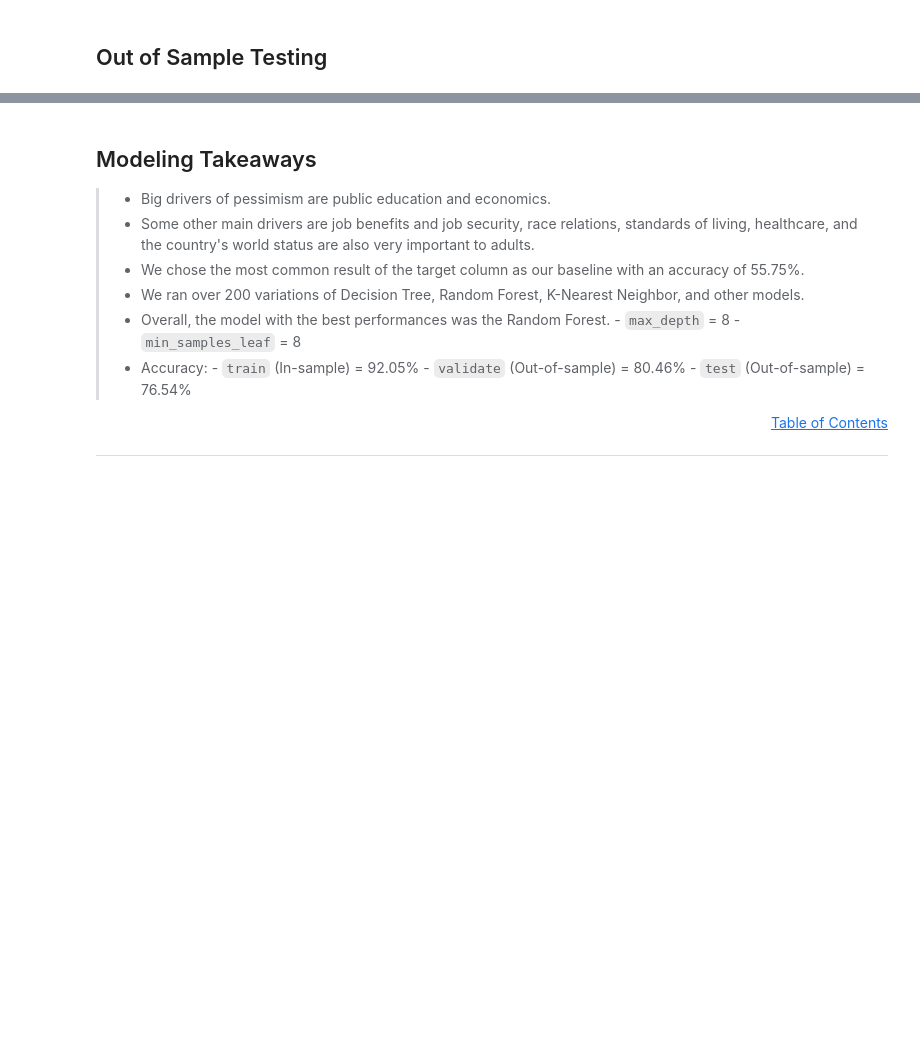
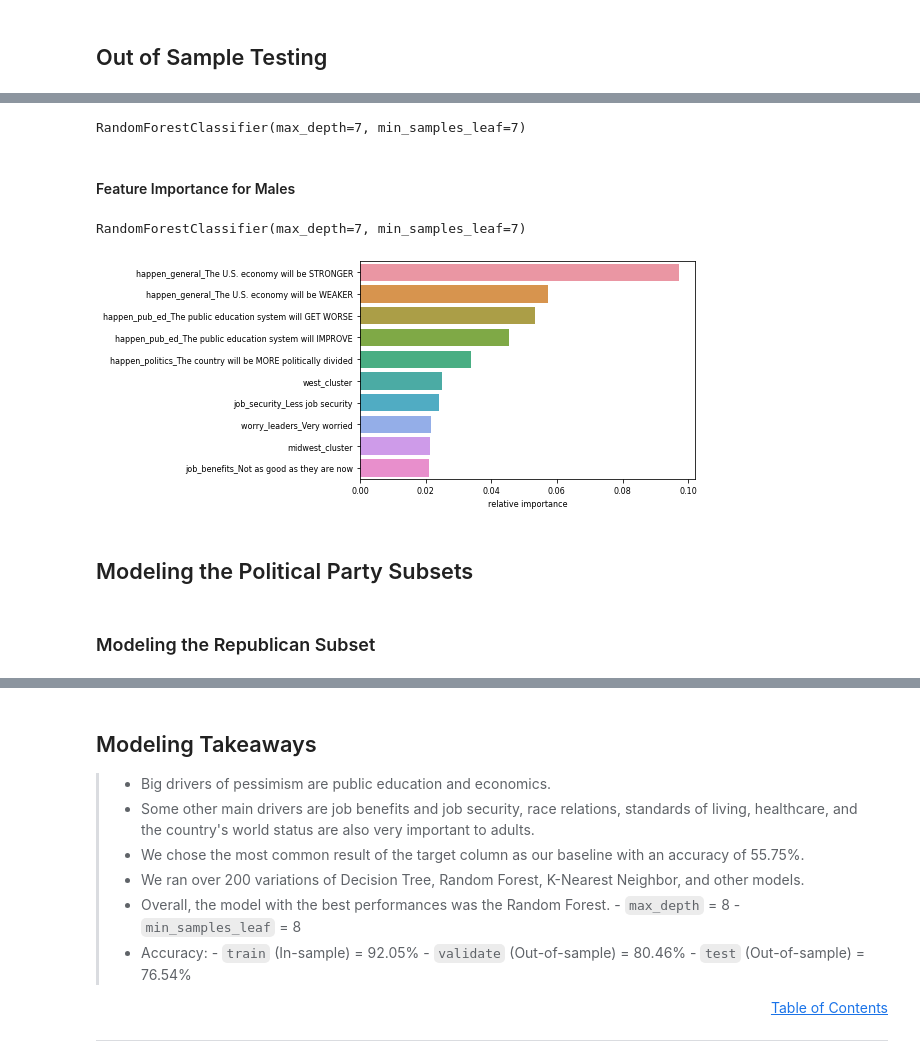
Before and after one commit to american-perspectives-capstone/american-attitudes, a Jupyter notebook: final_notebook.ipynb, the cells around one changed output, grey strips where cells are left out. Saved outputs shown, nothing was run; the diff lists cells and outputs as text; code cells hidden in the pictures; blank space fills up the shorter version.

```diff
--- a/final_notebook.ipynb
+++ b/final_notebook.ipynb
@@ -2331,0 +2451,4 @@ classification_report_test
+# %%
+#Print out best performing models
+score_df = score_df.sort_values(by = "validate_score", ascending = False).reset_index(drop = True)
+score_df.head()
@@ -2331,0 +2462,41 @@ classification_report_test
+# %%
+#Select best performing model
+top_model = score_df.model_name[0]
+
+#Convert forest names to series
+forest_names = pd.Series(forest_name_list)
+
+#Convert forest list to series
+forest_model_list = pd.Series(forest_list)
+
+#Convert forest names and models to DataFrame
+forest_models_df = pd.DataFrame({'name': forest_name_list, 'model': forest_model_list})
+
+#Get best performing model
+best_model = forest_models_df.model[forest_models_df.name == top_model].item()
+# %%
+best_model
+# %% [output]
+RandomForestClassifier(max_depth=7, min_samples_leaf=7)
+# %% [markdown]
+#### Feature Importance for Males
+# %%
+#Fit Model
+best_model.fit(males.X_train_dummies, males.y_train_dummies)
+# %% [output]
+RandomForestClassifier(max_depth=7, min_samples_leaf=7)
+# %%
+#Create data frame of feature importances, using our selected model
+feature_importances_males = pd.DataFrame(best_model.feature_importances_, index = males.X_train_dummies.columns, columns = [ "relative importance"])
+#Sort the data frame by the relative importance of each feature
+feature_importances_males = feature_importances_males.sort_values(by = ['relative importance'], ascending = False)
+#Rename the index column "category"
+feature_importances_males.columns.names = ['category']
+# %%
+relative_importances_males = sns.barplot(x=feature_importances_males['relative importance'][0:10], y=feature_importances_males.index[0:10])
+
+plt.savefig('images/males.jpeg', bbox_inches='tight')
+# %% [output]
+[figure, added]
+# %% [markdown]
+## Modeling the Political Party Subsets
@@ -2331,0 +2507,2 @@ classification_report_test
+# %% [markdown]
+### Modeling the Republican Subset
```
Also changed, not shown: parts of 136 cells of this notebook.
